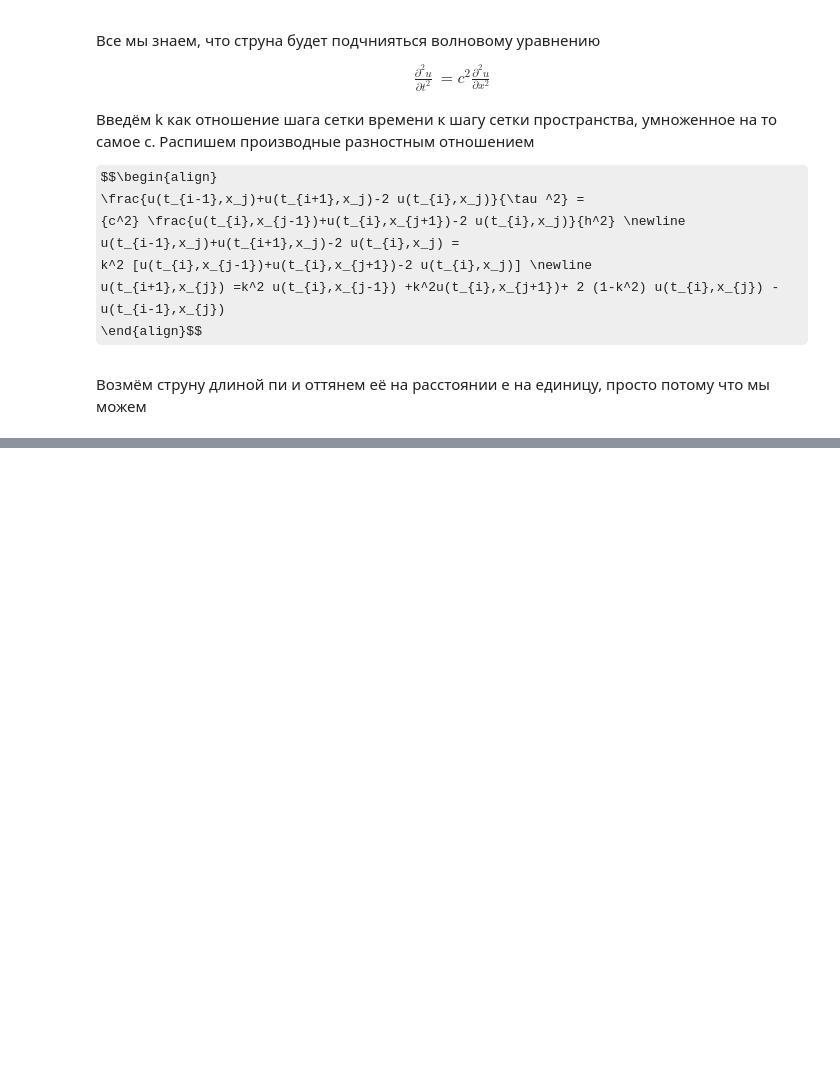
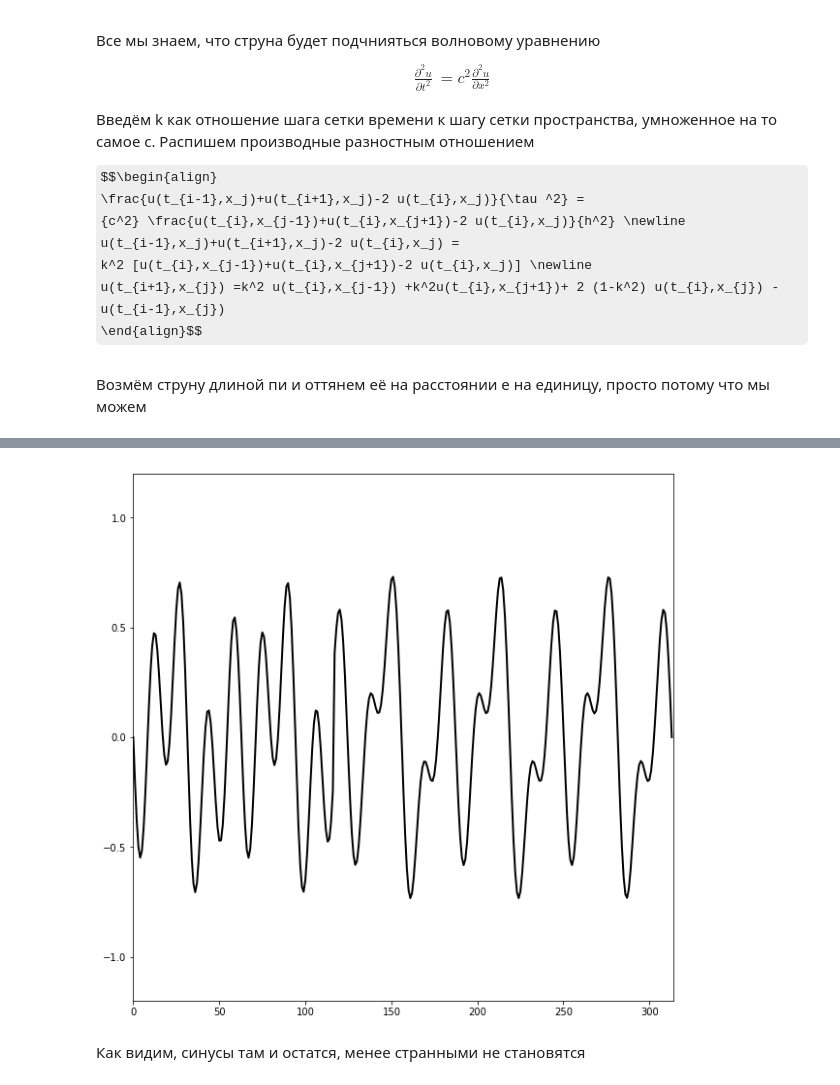
Before and after one commit to slinkoandrey/phys, a Jupyter notebook: Struna.ipynb, the cells around one changed output, grey strips where cells are left out. Drawn from its saved outputs; the diff is of its cells as text; code cells hidden in the pictures; some formulas as TeX source; blank space fills up the shorter version.

```diff
--- a/Struna.ipynb
+++ b/Struna.ipynb
@@ -102,0 +64,10 @@ anim = animation.FuncAnimation(fig, animate, init_func=init,
+# %%
+def sinus(L = np.pi, h = 1e-2):
+    u = np.zeros(np.int(L / h))
+    for i in range (np.int(L / h)):
+        u[i] =  np.sin(20 * h * i) + 0.5 * np.sin(40 * h * i) + 0.3 * np.sin(10 * h * i)
+    return u
+u = struna (sinus, 2, np.pi)
+# %%
+HTML(video(u).to_html5_video())
+# %% [output]
@@ -102,0 +75,3 @@ anim = animation.FuncAnimation(fig, animate, init_func=init,
+[figure, added]
+# %% [markdown]
+Как видим, синусы там и остатся, менее странными не становятся
```
Also changed, not shown: parts of 12 cells of this notebook.
